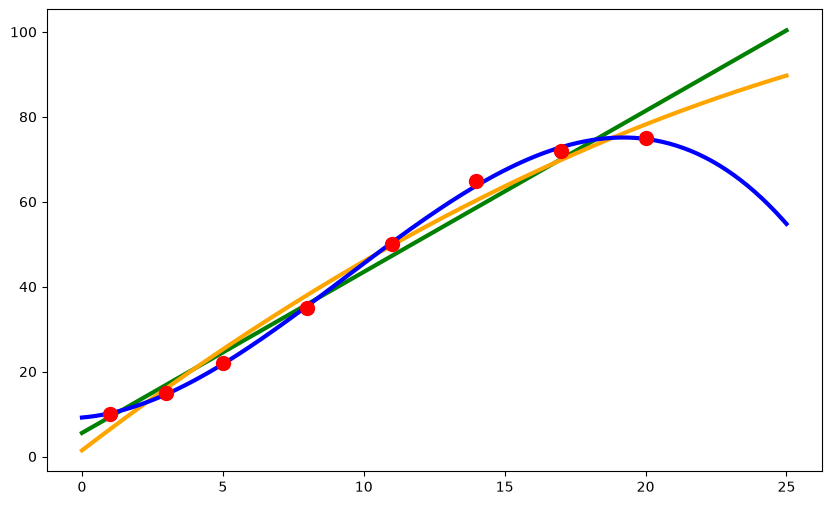
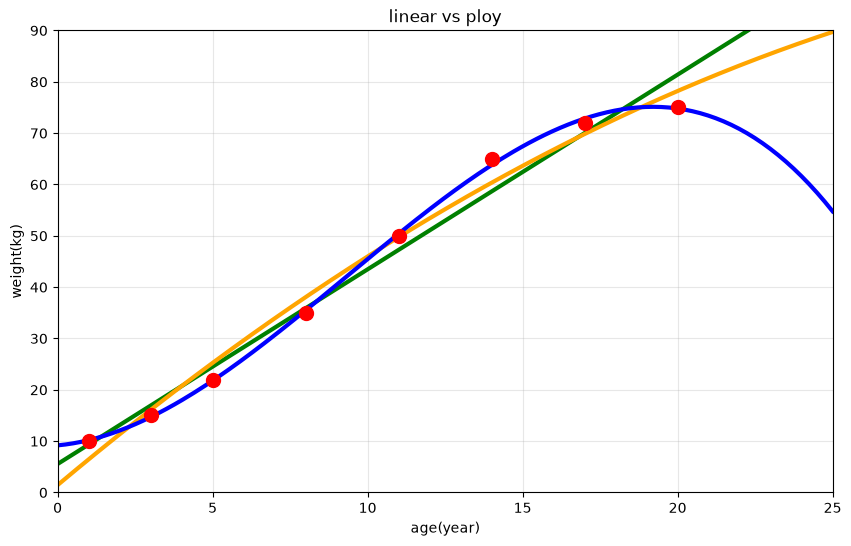
Code edit (unified diff) that turned the first committed figure into the second:
--- before
+++ after
@@ -10,4 +10,12 @@
 
 ###cubic (degree)
-poly_polynomial(3,"blue","cubic (degree 3)")
+model_cubic, poly_cubic = poly_polynomial(3, "blue", "Cubic (degree 3)")
+
+plt.xlabel("age(year)")
+plt.ylabel("weight(kg)")
+plt.title("linear vs ploy")
+plt.grid(True,alpha=0.3)
+plt.ylim(0,90)
+plt.xlim(0,25)
+plt.show()
                 

Commit: Add files via upload